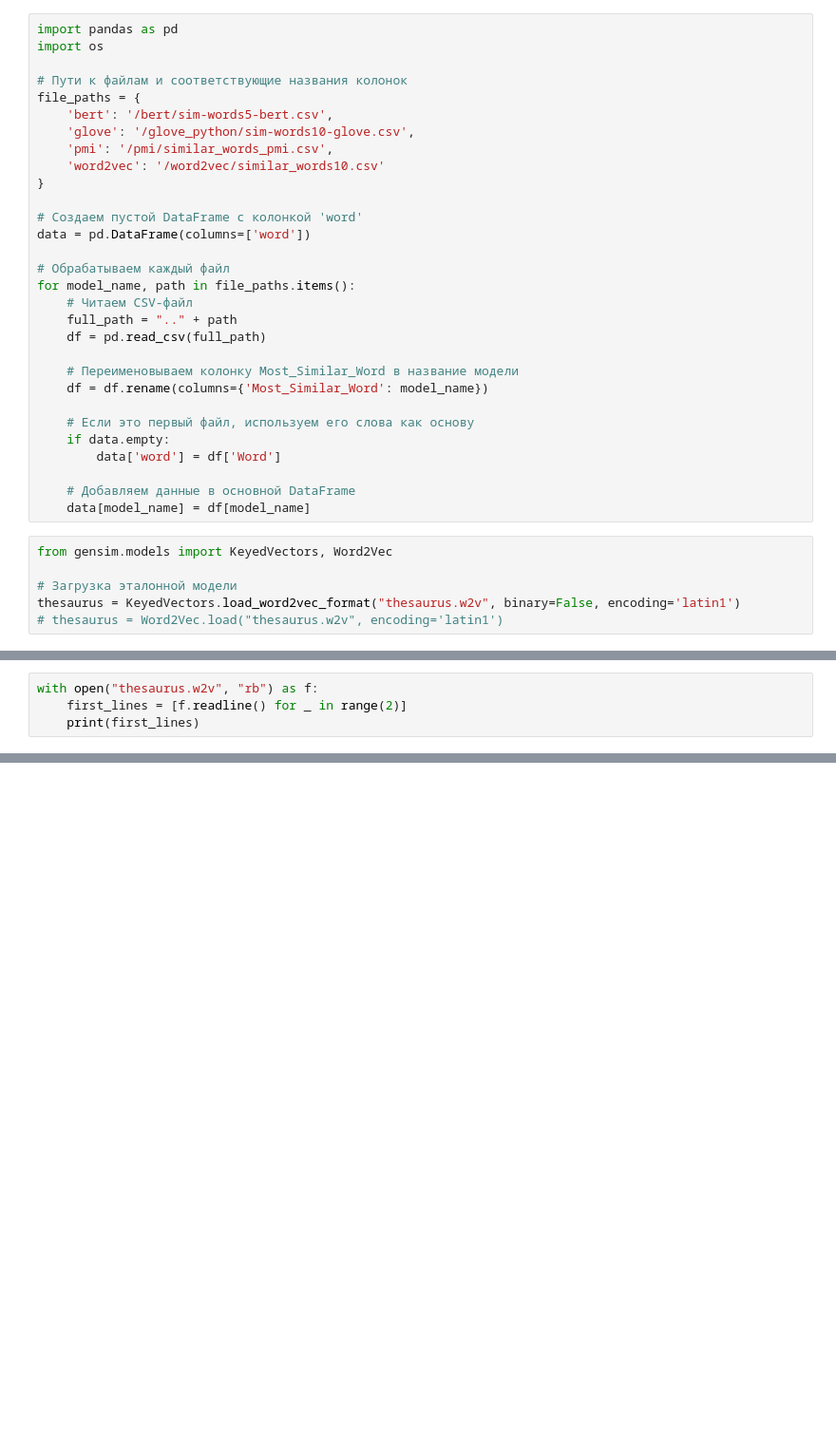
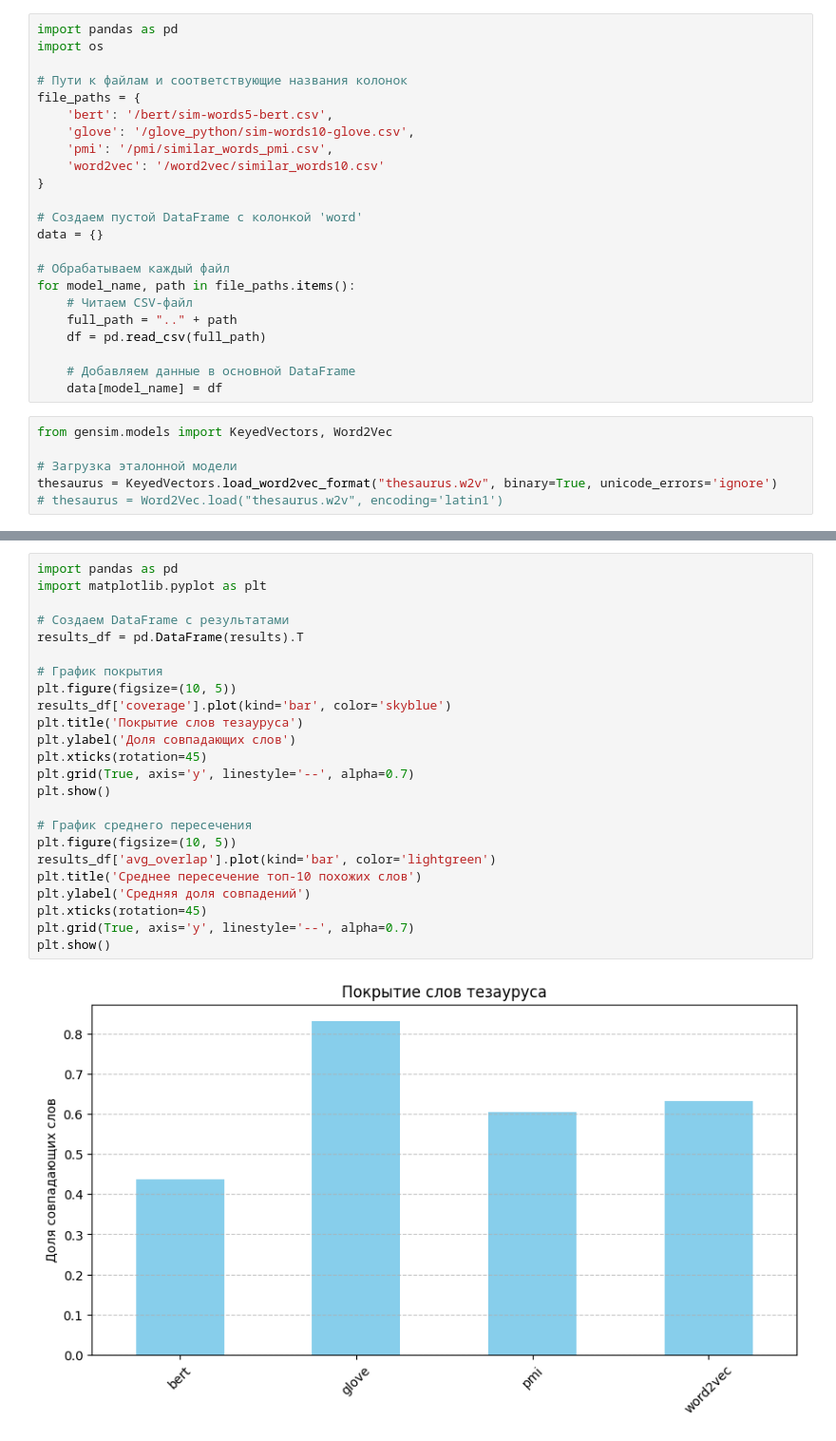
Before and after one commit to Mindero/Thesaurus-construction, a Jupyter notebook: analyse/compare.ipynb, the cells around one changed output, grey strips where cells are left out. Shown at 95% size. Drawn from its saved outputs; the diff is of its cells as text; blank space fills up the shorter version.

```diff
--- a/analyse/compare.ipynb
+++ b/analyse/compare.ipynb
@@ -11,7 +11,7 @@ file_paths = {
 }
 
 # Создаем пустой DataFrame с колонкой 'word'
-data = pd.DataFrame(columns=['word'])
+data = {}
 
 # Обрабатываем каждый файл
 for model_name, path in file_paths.items():
@@ -19,18 +19,11 @@ for model_name, path in file_paths.items():
     full_path = ".." + path
     df = pd.read_csv(full_path)
 
-    # Переименовываем колонку Most_Similar_Word в название модели
-    df = df.rename(columns={'Most_Similar_Word': model_name})
-
-    # Если это первый файл, используем его слова как основу
-    if data.empty:
-        data['word'] = df['Word']
-
     # Добавляем данные в основной DataFrame
-    data[model_name] = df[model_name]
+    data[model_name] = df
 # %%
 from gensim.models import KeyedVectors, Word2Vec
 
 # Загрузка эталонной модели
-thesaurus = KeyedVectors.load_word2vec_format("thesaurus.w2v", binary=False, encoding='latin1')
+thesaurus = KeyedVectors.load_word2vec_format("thesaurus.w2v", binary=True, unicode_errors='ignore')
 # thesaurus = Word2Vec.load("thesaurus.w2v", encoding='latin1')
@@ -39,4 +29,0 @@ ValueError: could not convert string to float: 'ö(\x83;¤Ð\x90;\x1f\x05{»{ÔV
-# %%
-with open("thesaurus.w2v", "rb") as f:
-    first_lines = [f.readline() for _ in range(2)]
-    print(first_lines)
@@ -44,0 +106,26 @@ with open("thesaurus.w2v", "rb") as f:
+# %%
+import pandas as pd
+import matplotlib.pyplot as plt
+
+# Создаем DataFrame с результатами
+results_df = pd.DataFrame(results).T
+
+# График покрытия
+plt.figure(figsize=(10, 5))
+results_df['coverage'].plot(kind='bar', color='skyblue')
+plt.title('Покрытие слов тезауруса')
+plt.ylabel('Доля совпадающих слов')
+plt.xticks(rotation=45)
+plt.grid(True, axis='y', linestyle='--', alpha=0.7)
+plt.show()
+
+# График среднего пересечения
+plt.figure(figsize=(10, 5))
+results_df['avg_overlap'].plot(kind='bar', color='lightgreen')
+plt.title('Среднее пересечение топ-10 похожих слов')
+plt.ylabel('Средняя доля совпадений')
+plt.xticks(rotation=45)
+plt.grid(True, axis='y', linestyle='--', alpha=0.7)
+plt.show()
+# %% [output]
+[figure, added]
```
Also changed, not shown: parts of 5 cells of this notebook.
